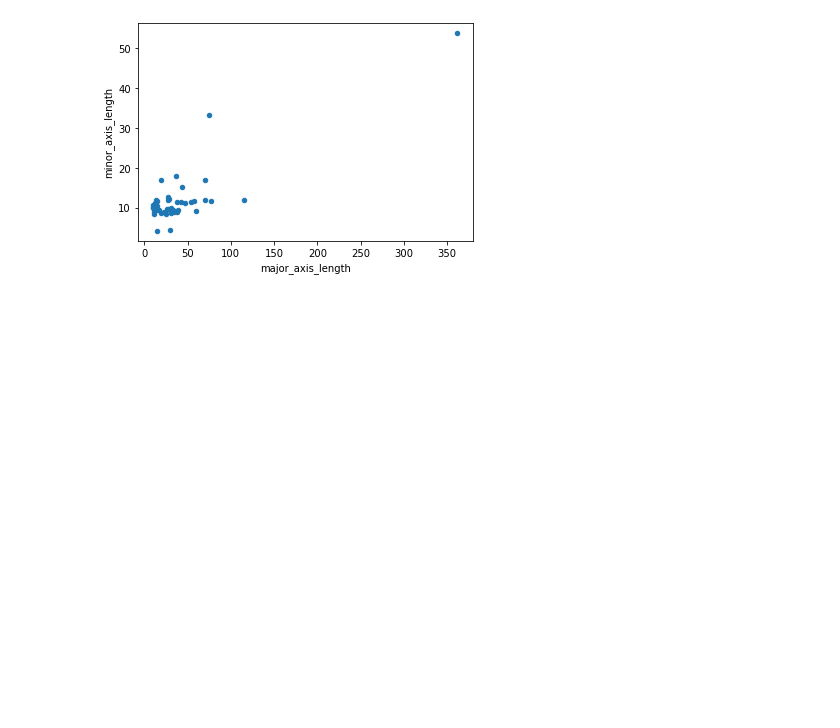
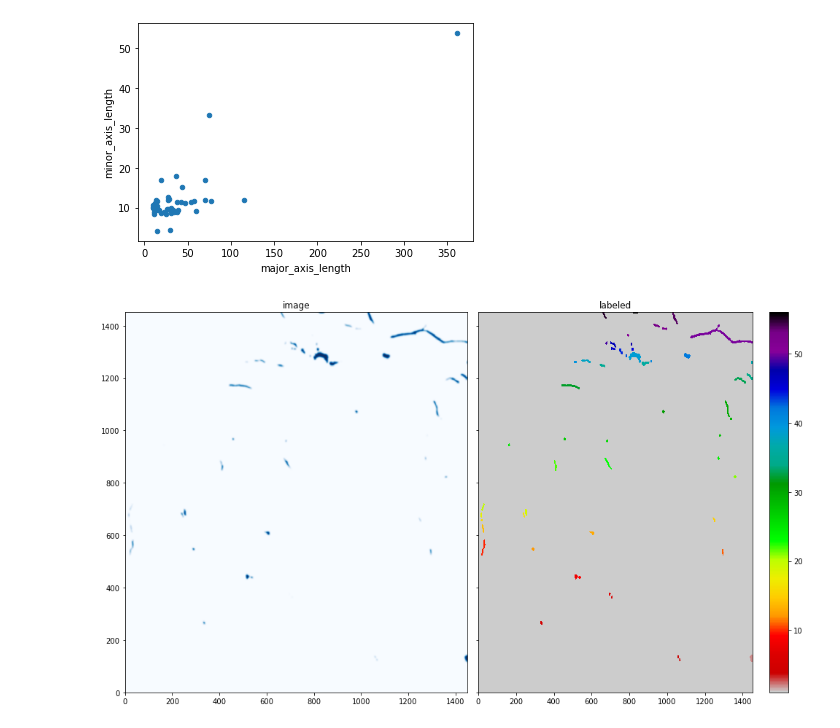
Before and after one commit to mnky9800n/fracturepick, a Jupyter notebook: fracexplore.ipynb, the cells around one changed output. Cells and saved outputs as stored; diff of their text form; code cells hidden in the pictures; blank space fills up the shorter version.

```diff
--- a/fracexplore.ipynb
+++ b/fracexplore.ipynb
@@ -129,3 +149,23 @@ fracprops[1:].plot.scatter(x='major_axis_length', y='minor_axis_length')
 # %% [output]
 <AxesSubplot:xlabel='major_axis_length', ylabel='minor_axis_length'>
 [figure]
+# %%
+lab = label(result)
+lab[lab == 0] = 1
+fig, ax = plt.subplots(1, 2, figsize=(14,8), sharex=True, sharey=True)
+
+# img = mpimg.imread('cropfigs/wg04sm_0009_blur2.tif')
+
+# result = hessian(img, sigmas=[2,2])
+
+ax[0].pcolormesh(img, cmap='Blues')
+cbar = ax[1].pcolormesh(lab, cmap='nipy_spectral_r')
+
+ax[0].set_title('image')
+ax[1].set_title('labeled')
+
+fig.colorbar(cbar)
+
+fig.tight_layout()
+# %% [output]
+[figure, added]
```
Also changed, not shown: parts of 5 cells of this notebook, 2 other files.
